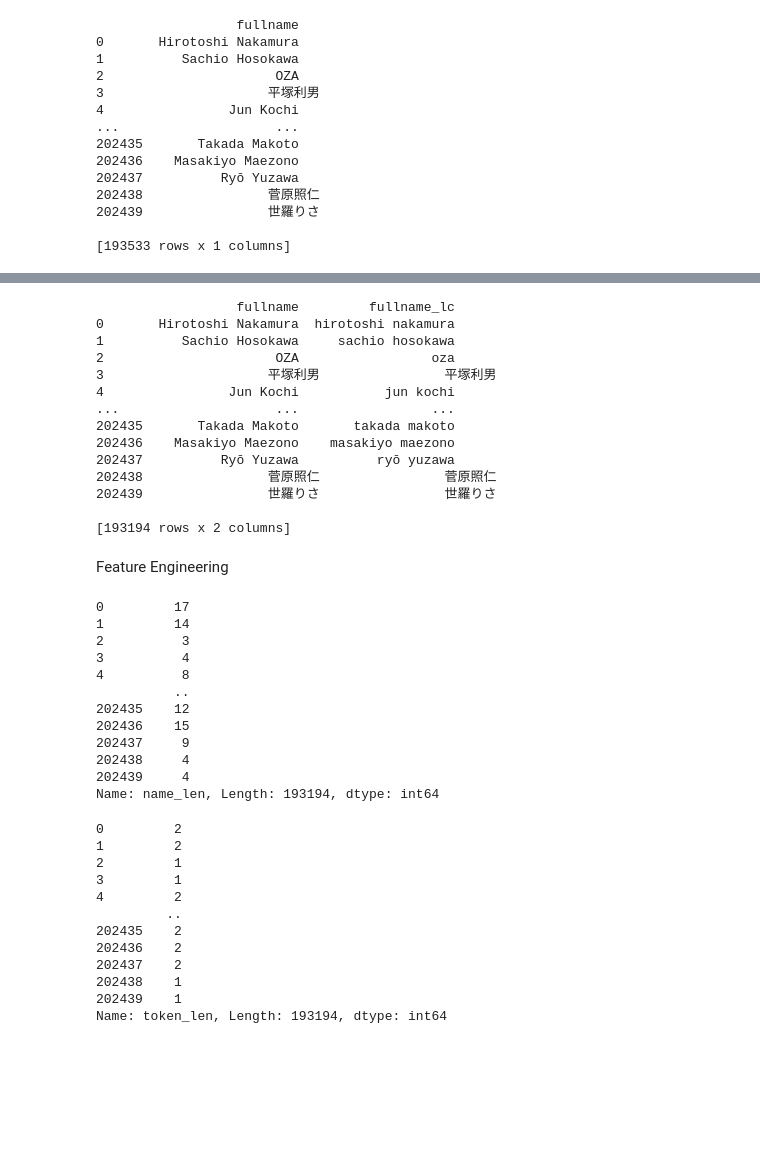
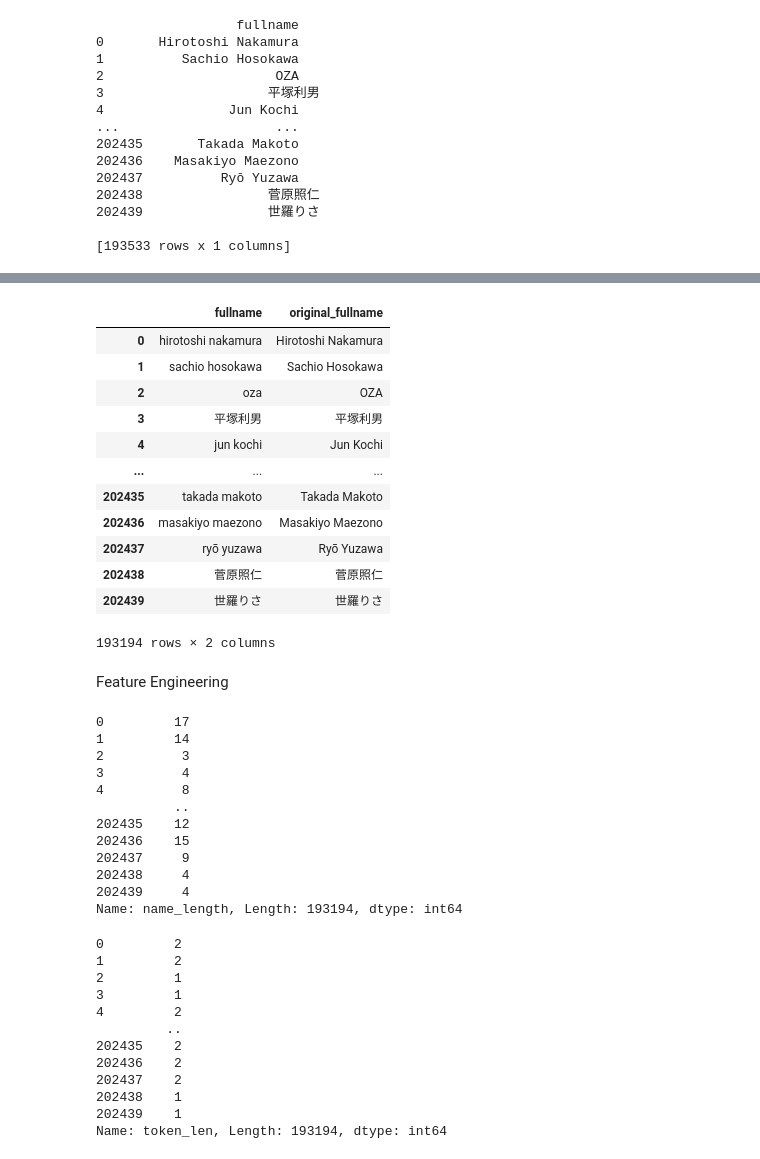
Before and after one commit to Exiger-project/Name_Of_Origin_Project-, a Jupyter notebook: CL_Japanese_names.ipynb, the cells around one changed output, grey strips where cells are left out. Saved outputs shown, nothing was run; the diff lists cells and outputs as text; code cells hidden in the pictures; blank space fills up the shorter version.

```diff
--- a/CL_Japanese_names.ipynb
+++ b/CL_Japanese_names.ipynb
@@ -262,22 +238,21 @@ print(df2)
-# %%
-#Create a new column were are the "fullname" is lower case
-df2['fullname_lc'] = df2['fullname'].str.lower()
-print(df2)
-# %% [output]
-                  fullname         fullname_lc
-0       Hirotoshi Nakamura  hirotoshi nakamura
-1          Sachio Hosokawa     sachio hosokawa
-2                      OZA                 oza
-3                     平塚利男                平塚利男
-4                Jun Kochi           jun kochi
-...                    ...                 ...
-202435       Takada Makoto       takada makoto
-202436    Masakiyo Maezono    masakiyo maezono
-202437          Ryō Yuzawa          ryō yuzawa
-202438                菅原照仁                菅原照仁
-202439                世羅りさ                世羅りさ
-
-[193194 rows x 2 columns]
+# %%
+df2['original_fullname'] = df2['fullname']
+df2['fullname'] = df2['fullname'].apply(str.lower)
+df2
+# %% [output]
+|  | fullname | original_fullname |
+| 0 | hirotoshi nakamura | Hirotoshi Nakamura |
+| 1 | sachio hosokawa | Sachio Hosokawa |
+| 2 | oza | OZA |
+| 3 | 平塚利男 | 平塚利男 |
+| 4 | jun kochi | Jun Kochi |
+| ... | ... | ... |
+| 202435 | takada makoto | Takada Makoto |
+| 202436 | masakiyo maezono | Masakiyo Maezono |
+| 202437 | ryō yuzawa | Ryō Yuzawa |
+| 202438 | 菅原照仁 | 菅原照仁 |
+| 202439 | 世羅りさ | 世羅りさ |
+193194 rows × 2 columns
 # %% [markdown]
 Feature Engineering
 # %%
@@ -302,8 +277,8 @@ def name_length(name):
         return None
 
 
-df2['name_len'] = df2['fullname_lc'].apply(name_length)
-print(df2['name_len'])
+df2['name_length'] = df2['fullname'].apply(name_length)
+print(df2['name_length'])
 # %% [output]
 0         17
 1         14
@@ -316,7 +291,7 @@ print(df2['name_len'])
 202437     9
 202438     4
 202439     4
-Name: name_len, Length: 193194, dtype: int64
+Name: name_length, Length: 193194, dtype: int64
 # %%
 # feature to check the token length
 def token_length(name):
```
Also changed, not shown: parts of 6 cells of this notebook, 3 other files.
